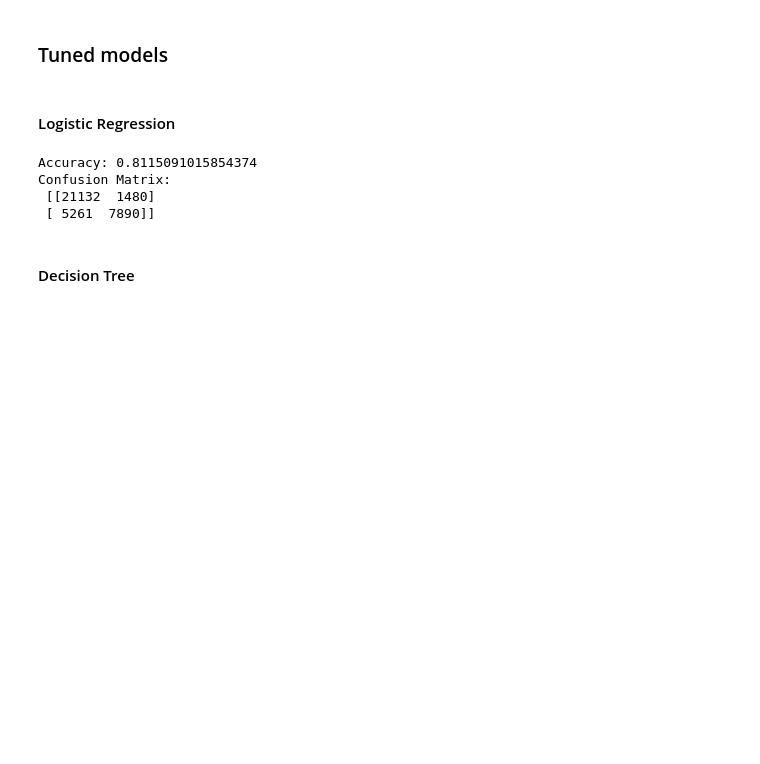
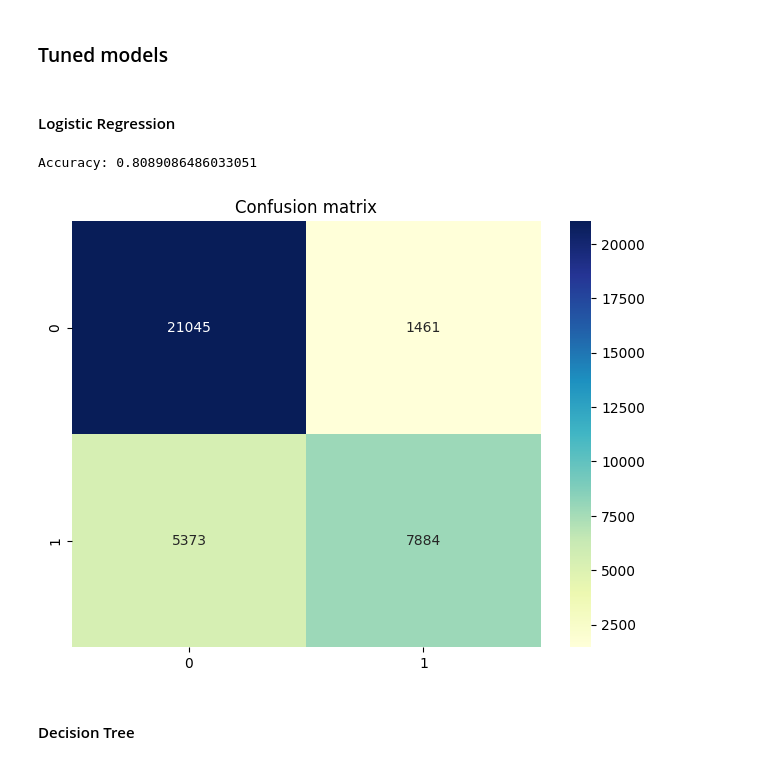
Before and after one commit to midoplays/DAProject, a Jupyter notebook: project.ipynb, the cells around one changed output. Cells and saved outputs as stored; diff of their text form; code cells hidden in the pictures; blank space fills up the shorter version.

Commit message:
cm plots

```diff
--- a/project.ipynb
+++ b/project.ipynb
@@ -622,14 +622,17 @@ X_train, X_test, y_train, y_test = train_test_split(X, y, test_size=0.3)
 # %%
 lr = LogisticRegression(C=0.3, max_iter=10000).fit(X_train, y_train)
 y_pred = lr.predict(X_test)
 
 print(f"Accuracy:", accuracy_score(y_test, y_pred))
-print(f"Confusion Matrix:\n", confusion_matrix(y_test, y_pred))
+fig, ax = plt.subplots()
+sns.heatmap(pd.DataFrame(confusion_matrix(y_test, y_pred)), annot=True, cmap="YlGnBu" ,fmt='g') # Creating heatmap
+ax.xaxis.set_label_position("top")
+plt.tight_layout()
+plt.title('Confusion matrix')
+plt.show()
 # %% [output]
-Accuracy: 0.8115091015854374
-Confusion Matrix:
- [[21132  1480]
- [ 5261  7890]]
+Accuracy: 0.8089086486033051
+[figure, added]
 # %% [markdown]
 #### Decision Tree
 # %%
```
Also changed, not shown: parts of 1 cell of this notebook.
